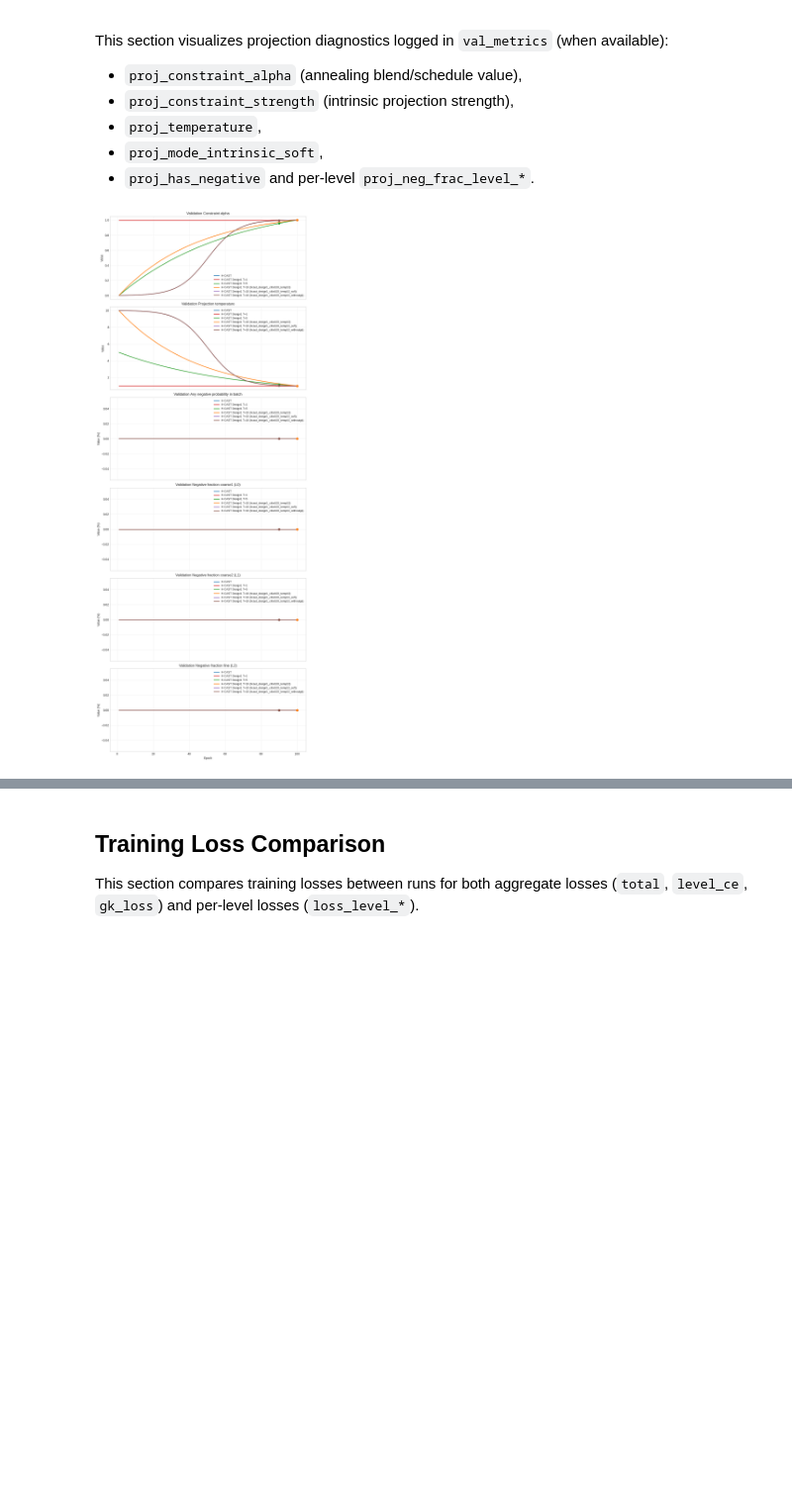
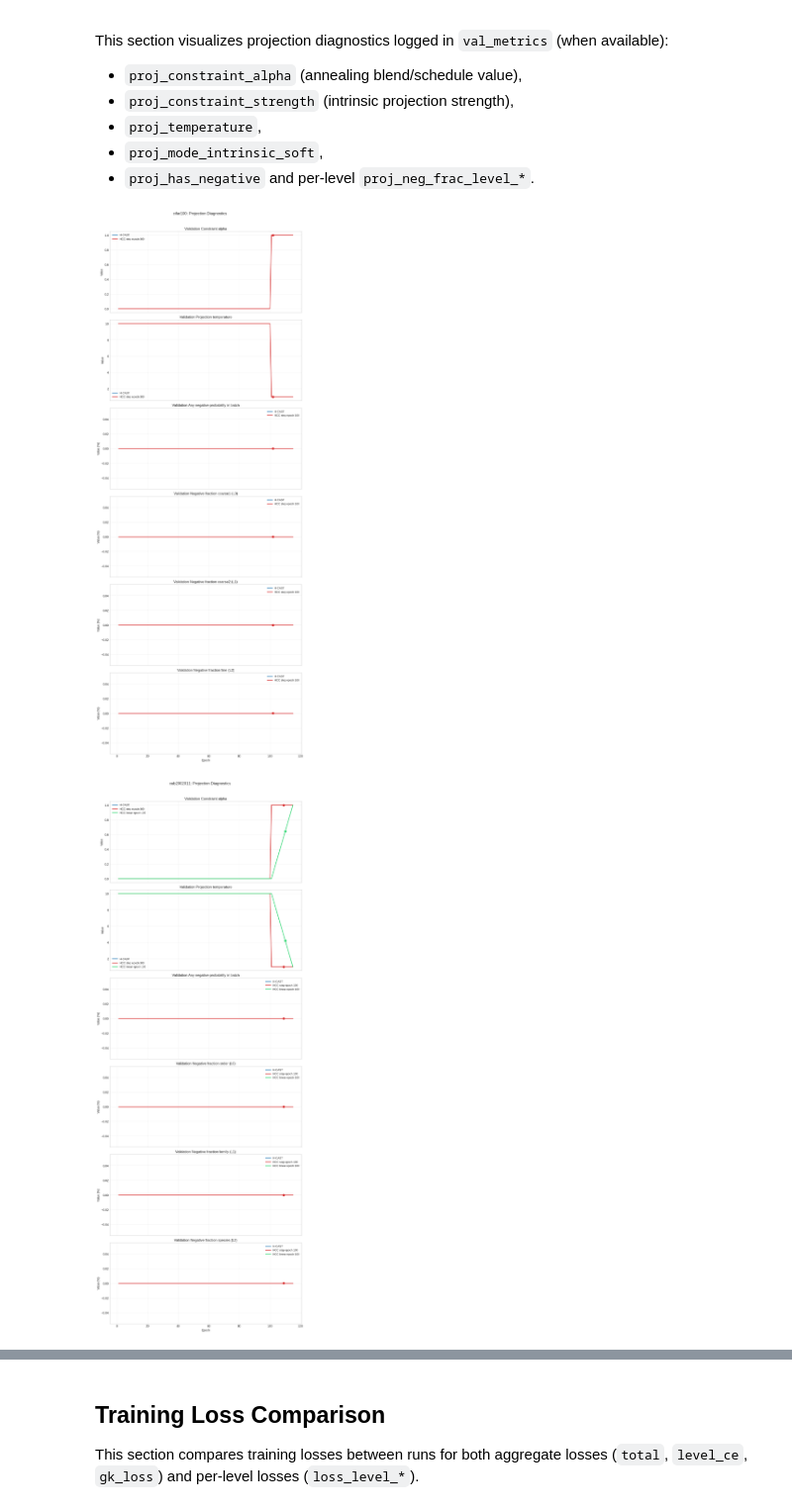
Before and after one commit to Gianma23/lexicographic_deep_learning_detailed_study, a Jupyter notebook: notebooks/hcast_analysis.ipynb, the cells around one changed output, grey strips where cells are left out. Shown at 99% size. Drawn from its saved outputs; the diff is of its cells as text; code cells hidden in the pictures; blank space fills up the shorter version.

```diff
--- a/notebooks/hcast_analysis.ipynb
+++ b/notebooks/hcast_analysis.ipynb
@@ -461,7 +606,7 @@ This section visualizes projection diagnostics logged in `val_metrics` (when ava
 - `proj_mode_intrinsic_soft`,
 - `proj_has_negative` and per-level `proj_neg_frac_level_*`.
 # %%
-diag_specs = [
+base_diag_specs = [
     ('proj_constraint_alpha', 'Constraint alpha', False),
     ('proj_constraint_strength', 'Constraint strength', False),
     ('proj_temperature', 'Projection temperature', False),
@@ -469,72 +614,82 @@ diag_specs = [
     ('proj_has_negative', 'Any negative probability in batch', True),
 ]
 
-neg_frac_level_ids = sorted({
-    int(key.rsplit('_', 1)[-1])
-    for run_data in run_data_list
-    for event in run_data['epoch_events']
-    for key in event['val_metrics_norm'].keys()
-    if key.startswith('proj_neg_frac_level_') and key.rsplit('_', 1)[-1].isdigit()
-})
-for level_idx in neg_frac_level_ids:
-    level_name = get_level_label(level_idx, run_data_list[0])
-    diag_specs.append((
-        f'proj_neg_frac_level_{level_idx}',
-        f'Negative fraction {level_name} (L{level_idx})',
-        True,
-    ))
+for dataset_key in dataset_keys:
+    dataset_runs = run_data_by_dataset.get(dataset_key, [])
+    if not dataset_runs:
+        continue
 
-active_diag_specs = []
-for metric_key, title, is_percent in diag_specs:
-    has_finite = False
-    for run_data in run_data_list:
-        _, values = get_metric_series(run_data['epoch_events'], metric_key)
-        if np.any(np.isfinite(values)):
-            has_finite = True
-            break
-    if has_finite:
-        active_diag_specs.append((metric_key, title, is_percent))
+    diag_specs = list(base_diag_specs)
+    neg_frac_level_ids = sorted({
+        int(key.rsplit('_', 1)[-1])
+        for run_data in dataset_runs
+        for event in run_data['epoch_events']
+        for key in event['val_metrics_norm'].keys()
+        if key.startswith('proj_neg_frac_level_') and key.rsplit('_', 1)[-1].isdigit()
+    })
 
-if not active_diag_specs:
-    print('No projection diagnostics found in current runs.')
-else:
+    for level_idx in neg_frac_level_ids:
+        level_name = get_level_label(level_idx, dataset_runs[0])
+        diag_specs.append((
+            f'proj_neg_frac_level_{level_idx}',
+            f'Negative fraction {level_name} (L{level_idx})',
+            True,
+        ))
+
+    active_diag_specs = []
+    for metric_key, title, is_percent in diag_specs:
+        has_finite = False
+        for run_data in dataset_runs:
+            _, values = get_metric_series(run_data['epoch_events'], metric_key)
+            if np.any(np.isfinite(values)):
+                has_finite = True
+                break
+        if has_finite:
+            active_diag_specs.append((metric_key, title, is_percent))
+
+    if not active_diag_specs:
+        print(f'[{dataset_key}] No projection diagnostics found in selected runs.')
+        continue
+
     fig, axes = plt.subplots(len(active_diag_specs), 1, figsize=(10, 4.3 * len(active_diag_specs)), sharex=True)
     if len(active_diag_specs) == 1:
         axes = [axes]
 
     for ax, (metric_key, title, is_percent) in zip(axes, active_diag_specs):
-        for run_data in run_data_list:
+        for run_data in dataset_runs:
             epochs, values = get_metric_series(run_data['epoch_events'], metric_key)
             plot_values = values * 100.0 if is_percent else values
             ax.plot(
                 epochs,
                 plot_values,
                 label=run_data['label'],
                 color=run_data['color'],
                 linewidth=2.0,
             )
 
             best_event = run_data['best_epoch_event']
             if best_event is not None:
                 best_value = float(best_event['val_metrics_norm'].get(metric_key, np.nan))
                 if np.isfinite(best_value):
                     best_plot_value = best_value * 100.0 if is_percent else best_value
                     ax.scatter(
                         [best_event['epoch']],
                         [best_plot_value],
                         color=run_data['color'],
                         marker='o',
                         s=45,
                         zorder=4,
                     )
 
         ax.set_title(f'Validation {title}')
         ax.set_ylabel('Value (%)' if is_percent else 'Value')
         ax.grid(True, alpha=0.3)
         ax.legend(fontsize=9)
 
     axes[-1].set_xlabel('Epoch')
+    plt.suptitle(f'{dataset_key}: Projection Diagnostics', y=1.01, fontsize=13)
     plt.tight_layout()
     plt.show()
 # %% [output]
-[figure, old version]
+[figure, new version]
+[figure, added]
```
Also changed, not shown: parts of 13 cells of this notebook, 12 other files.
